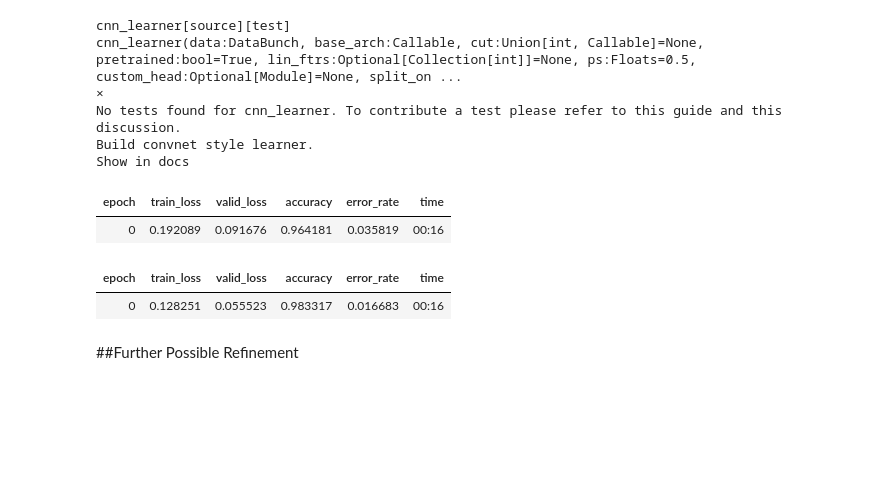
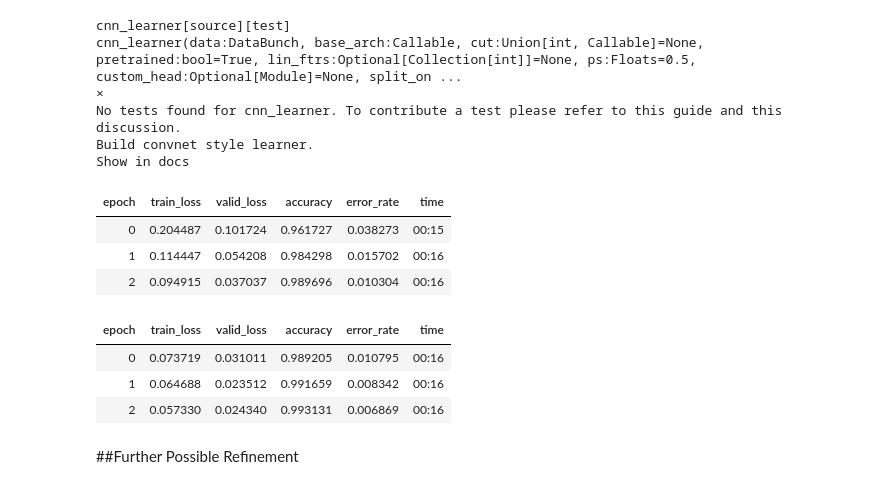
Before and after one commit to Hardik-S/3-and-7, a Jupyter notebook: Why_3_was_afraid_of_7.ipynb, the cells around one changed output. Saved outputs shown, nothing was run; the diff lists cells and outputs as text; code cells hidden in the pictures; blank space fills up the shorter version.

```diff
--- a/Why_3_was_afraid_of_7.ipynb
+++ b/Why_3_was_afraid_of_7.ipynb
@@ -41,16 +39,20 @@ Show in docs
 # %%
 learner = cnn_learner(data, models.resnet18, metrics=[accuracy,error_rate])
 # %%
-myEpochs = 1
+myEpochs = 3
 learner.fit(myEpochs)
 # %% [output]
 | epoch | train_loss | valid_loss | accuracy | error_rate | time |
-| 0 | 0.192089 | 0.091676 | 0.964181 | 0.035819 | 00:16 |
+| 0 | 0.204487 | 0.101724 | 0.961727 | 0.038273 | 00:15 |
+| 1 | 0.114447 | 0.054208 | 0.984298 | 0.015702 | 00:16 |
+| 2 | 0.094915 | 0.037037 | 0.989696 | 0.010304 | 00:16 |
 # %%
 learner.fit_one_cycle(myEpochs)
 # %% [output]
 | epoch | train_loss | valid_loss | accuracy | error_rate | time |
-| 0 | 0.128251 | 0.055523 | 0.983317 | 0.016683 | 00:16 |
+| 0 | 0.073719 | 0.031011 | 0.989205 | 0.010795 | 00:16 |
+| 1 | 0.064688 | 0.023512 | 0.991659 | 0.008342 | 00:16 |
+| 2 | 0.057330 | 0.024340 | 0.993131 | 0.006869 | 00:16 |
 # %%
 learner.save('trial-1')
 # %% [markdown]
```
Also changed, not shown: parts of 8 cells of this notebook.
